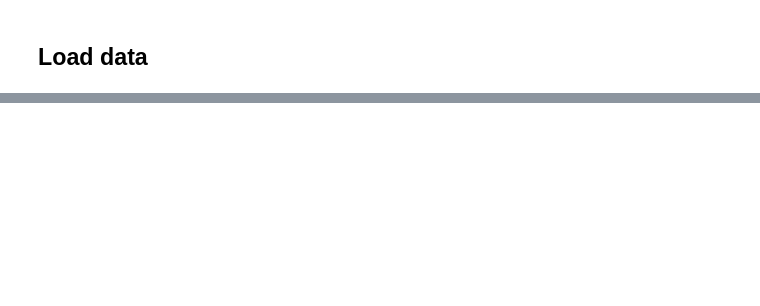
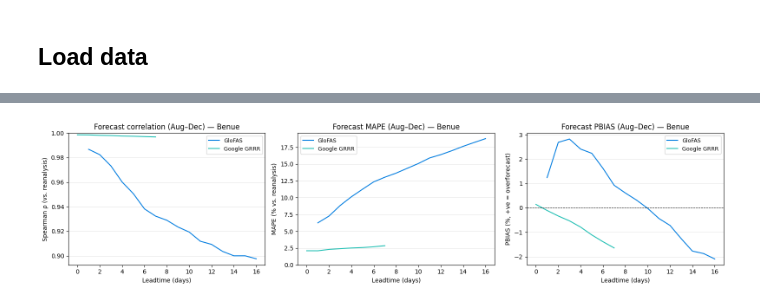
Before and after one commit to OCHA-DAP/ds-aa-nga-flooding, a Jupyter notebook: exploration/2026/cerf/14_forecast_performance.ipynb, the cells around one changed output, grey strips where cells are left out. Saved outputs shown, nothing was run; the diff lists cells and outputs as text; code cells hidden in the pictures; blank space fills up the shorter version.

Commit message:
analysis around forecast and trigger performance

```diff
--- a/exploration/2026/cerf/14_forecast_performance.ipynb
+++ b/exploration/2026/cerf/14_forecast_performance.ipynb
@@ -12,9 +12,10 @@ load_dotenv()
 ANALYSIS_START_YEAR = 2003
 ANALYSIS_END_YEAR = 2024
 WET_MONTHS = [8, 9, 10, 11, 12]
-RP_LEVELS = [2, 5]
+RP_LEVELS = [2, 3, 4, 5]
+MAX_LEADTIME = 16
 # %%
-STATE = "Adamawa"  # or "Benue"
+STATE = "Benue"  # or "Benue"
 cfg = STATE_CONFIG[STATE]
 
 FIGURES_DIR = "figures"
@@ -25,10 +26,11 @@ FIGURES_DIR = "figures"
 df_gf_ra = glofas.load_glofas_reanalysis(cfg["glofas_station"])
 df_gf_ra["time"] = pd.to_datetime(df_gf_ra["time"])
 
-# GloFAS reforecast (ensemble)
-df_gf_rf = glofas.load_glofas_reforecast(cfg["glofas_station"], product_type="ensemble")
+# GloFAS reforecast (ensemble) — blob path is per-state in STATE_CONFIG
+df_gf_rf = stratus.load_parquet_from_blob(cfg["glofas_reforecast_blob"])
 df_gf_rf["time"] = pd.to_datetime(df_gf_rf["time"])
 df_gf_rf["valid_time"] = pd.to_datetime(df_gf_rf["valid_time"])
+df_gf_rf = df_gf_rf[df_gf_rf["leadtime"] <= MAX_LEADTIME]
 
 # Google GRRR reanalysis (truth)
 ds_grrr_ra = grrr.load_reanalysis(gauge=cfg["google_gauge"])
@@ -40,7 +42,4 @@ ds_grrr_rf = grrr.load_reforecast(gauge=cfg["google_gauge"])
 df_grrr_rf = grrr.process_reforecast(ds_grrr_rf)
 df_grrr_rf["valid_time"] = pd.to_datetime(df_grrr_rf["valid_time"])
 df_grrr_rf["issue_time"] = pd.to_datetime(df_grrr_rf["issue_time"])
-
-# Google return period thresholds
-ds_rp = grrr.load_return_periods(gauge=cfg["google_gauge"])
-print(ds_rp)
+df_grrr_rf = df_grrr_rf[df_grrr_rf["leadtime"] <= MAX_LEADTIME]
@@ -47,3 +95,9 @@ print(ds_rp)
+# %%
+def shade_action_windows(ax):
+    """Shade the GloFAS cumulative operational action leadtime window on any leadtime-axis plot."""
+    gf_lt = cfg.get("glofas_leadtime_action")
+    if gf_lt is not None:
+        ax.axvspan(0, gf_lt, facecolor="#007CE0", edgecolor="none", alpha=0.08, zorder=0)
 # %% [markdown]
 ## Return period thresholds
 
@@ -129,23 +225,31 @@ print(skill_grrr[["spearman", "pearson", "mape", "n"]].round(3))
 # %%
-fig, axes = plt.subplots(1, 2, figsize=(12, 4))
+fig, axes = plt.subplots(1, 3, figsize=(16, 4))
 
 for ax, metric, ylabel, ylim in [
-    (axes[0], "spearman", "Spearman ρ (vs. reanalysis)", (0, 1)),
+    (axes[0], "spearman", "Spearman ρ (vs. reanalysis)", (None, 1)),
     (axes[1], "mape",     "MAPE (% vs. reanalysis)",     (0, None)),
+    (axes[2], "pbias",    "PBIAS (%, +ve = overforecast)", (None, None)),
 ]:
+    shade_action_windows(ax)
     if not skill_gf.empty:
-        ax.plot(skill_gf.index, skill_gf[metric], marker="o", color="#007CE0", label="GloFAS")
+        ax.plot(skill_gf.index, skill_gf[metric], color="#007CE0", label="GloFAS")
     if not skill_grrr.empty:
-        ax.plot(skill_grrr.index, skill_grrr[metric], marker="s", color="#1EBFB3", label="Google GRRR")
+        ax.plot(skill_grrr.index, skill_grrr[metric], color="#1EBFB3", label="Google GRRR")
     ax.set_xlabel("Leadtime (days)")
     ax.set_ylabel(ylabel)
     ax.set_ylim(ylim)
     ax.legend(fontsize=9)
     ax.grid(axis="y", linewidth=0.5, alpha=0.5)
 
-axes[0].set_title(f"Forecast correlation — {STATE}")
-axes[1].set_title(f"Forecast MAPE — {STATE}")
+axes[0].axhline(0, color="black", linewidth=0.8, linestyle="--")
+axes[2].axhline(0, color="black", linewidth=0.8, linestyle="--")
+
+axes[0].set_title(f"Forecast correlation ({shared_months_str}) — {STATE}")
+axes[1].set_title(f"Forecast MAPE ({shared_months_str}) — {STATE}")
+axes[2].set_title(f"Forecast PBIAS ({shared_months_str}) — {STATE}")
 
 plt.tight_layout()
 plt.savefig(f"{FIGURES_DIR}/{STATE.lower()}_skill_vs_leadtime.png", dpi=200, bbox_inches="tight")
 plt.show()
+# %% [output]
+[figure, added]
```
Also changed, not shown: parts of 19 cells of this notebook, 1 other file.
